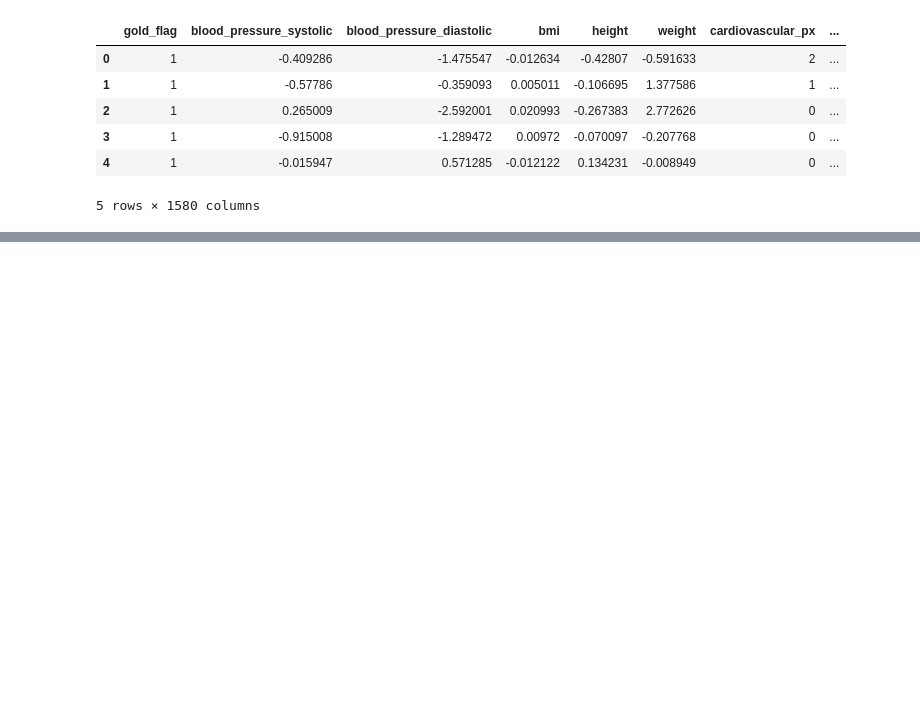
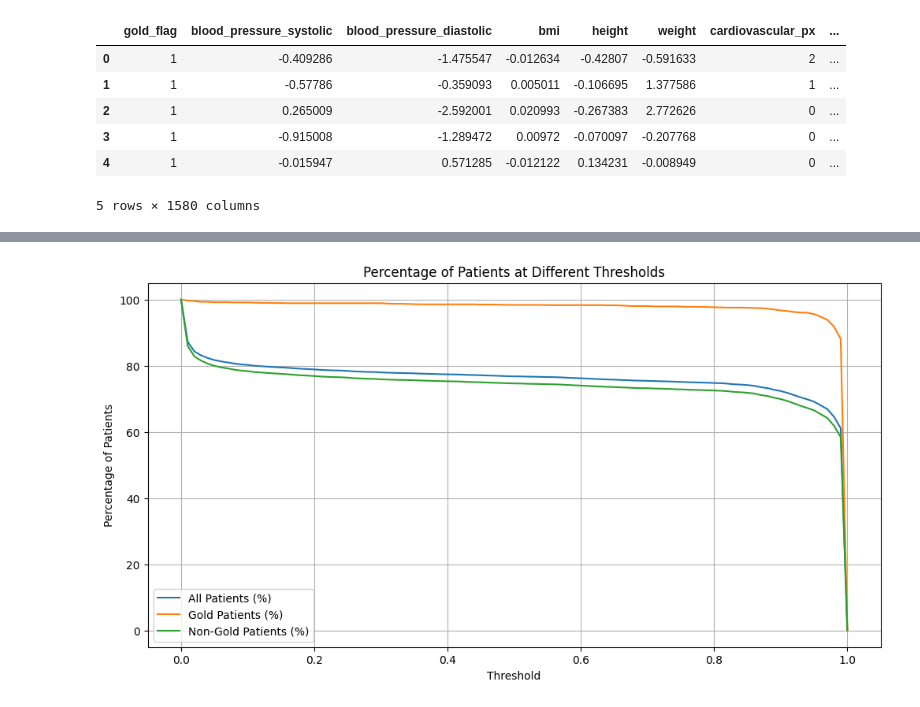
Before and after one commit to johnmelel/MachineLearning1_CT, a Jupyter notebook: MLpipeline.ipynb.ipynb, the cells around one changed output, grey strips where cells are left out. Cells and saved outputs as stored; diff of their text form; code cells hidden in the pictures; blank space fills up the shorter version.

```diff
--- a/MLpipeline.ipynb.ipynb
+++ b/MLpipeline.ipynb.ipynb
@@ -650,0 +699,20 @@ df_patients.head()
+# %%
+# Calculate percentages
+summary['all_patients_perc'] = (summary['all_patients'] / all_patients) * 100
+summary['gold_patients_perc'] = (summary['gold_patients'] / gold_patients) * 100
+summary['non_gold_patients_perc'] = (summary['non_gold_patients'] / non_gold_patients) * 100
+
+# Plot the summary dataframe as percentages
+plt.figure(figsize=(12, 6))
+plt.plot(summary['threshold'], summary['all_patients_perc'], label='All Patients (%)')
+plt.plot(summary['threshold'], summary['gold_patients_perc'], label='Gold Patients (%)')
+plt.plot(summary['threshold'], summary['non_gold_patients_perc'], label='Non-Gold Patients (%)')
+
+plt.xlabel('Threshold')
+plt.ylabel('Percentage of Patients')
+plt.title('Percentage of Patients at Different Thresholds')
+plt.legend()
+plt.grid(True)
+plt.show()
+# %% [output]
+[figure, added]
```
Also changed, not shown: parts of 12 cells of this notebook, 1 other file.
